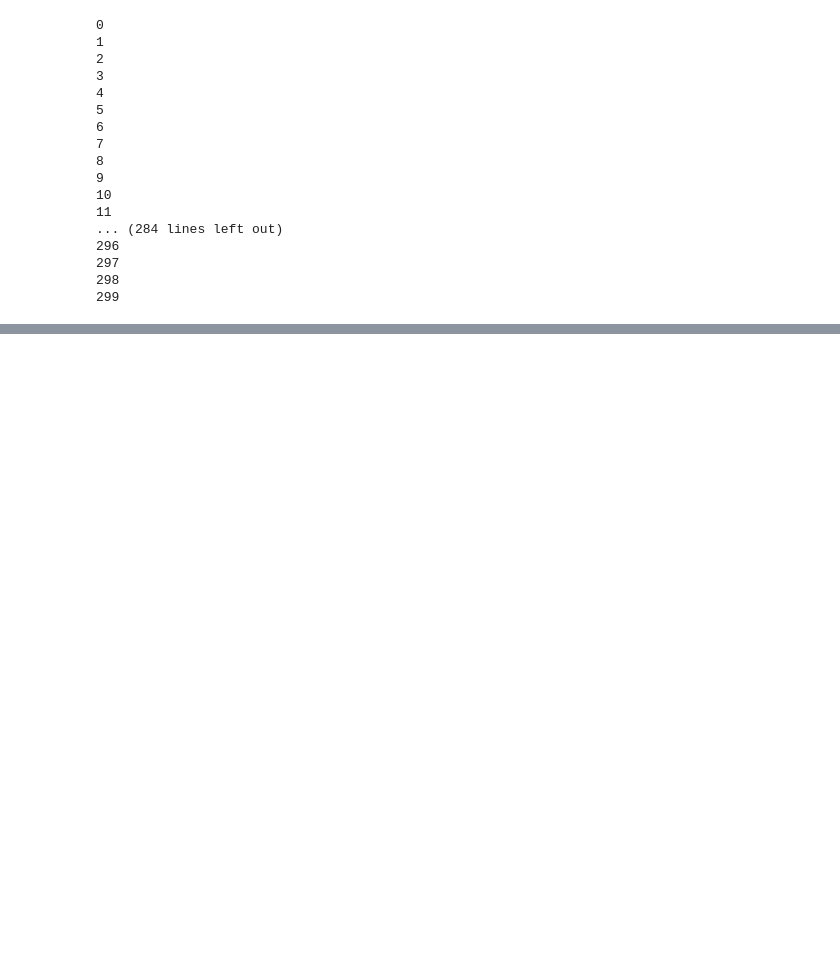
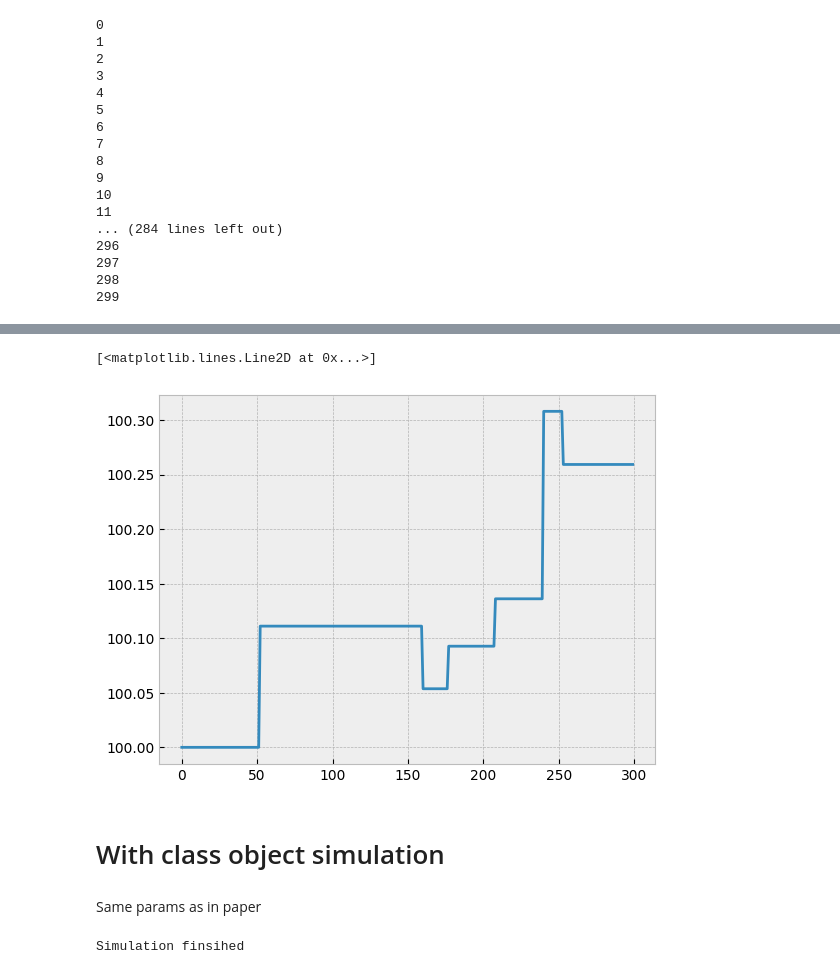
Before and after one commit to laminetiza/GMD_market_making, a Jupyter notebook: gmd.ipynb, the cells around one changed output, grey strips where cells are left out. Saved outputs shown, nothing was run; the diff lists cells and outputs as text; code cells hidden in the pictures; blank space fills up the shorter version.

```diff
--- a/gmd.ipynb
+++ b/gmd.ipynb
@@ -511,0 +468,2 @@ plt.show()
+# %%
+g1 = GMD_simluation(tmax=300, sigma_price=0.05, proba_jump=0.01, eta=0.5, alpha=0.5, sigma_noise=0.05, V0=100, multiplier=200)
@@ -511,0 +481,9 @@ plt.show()
+# %%
+plt.plot(g1.true_value)
+# %% [output]
+[<matplotlib.lines.Line2D at 0x...>]
+[figure, added]
+# %% [markdown]
+# With class object simulation
+# %% [markdown]
+Same params as in paper
@@ -511,0 +499,4 @@ plt.show()
+# %%
+paper_simul.run_simulation()
+# %% [output]
+Simulation finsihed
```
Also changed, not shown: parts of 22 cells of this notebook, 1 other file.
